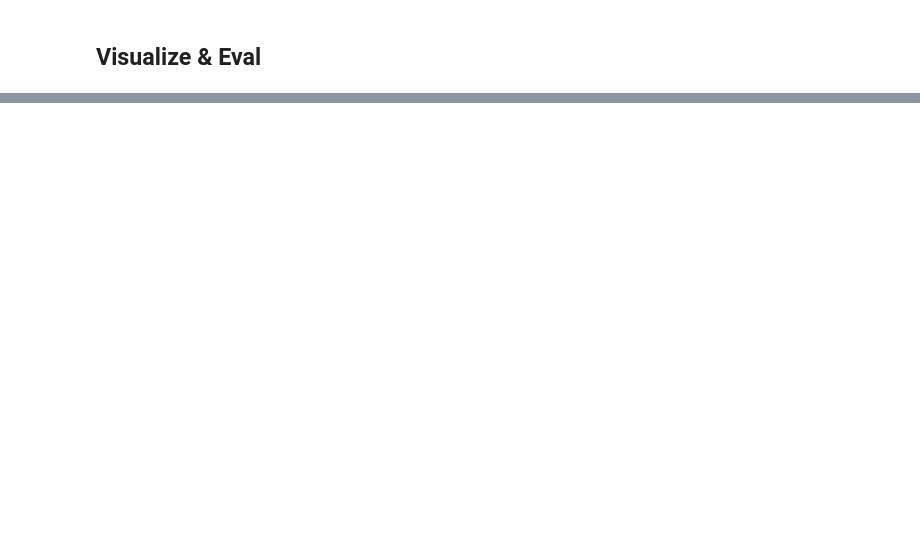
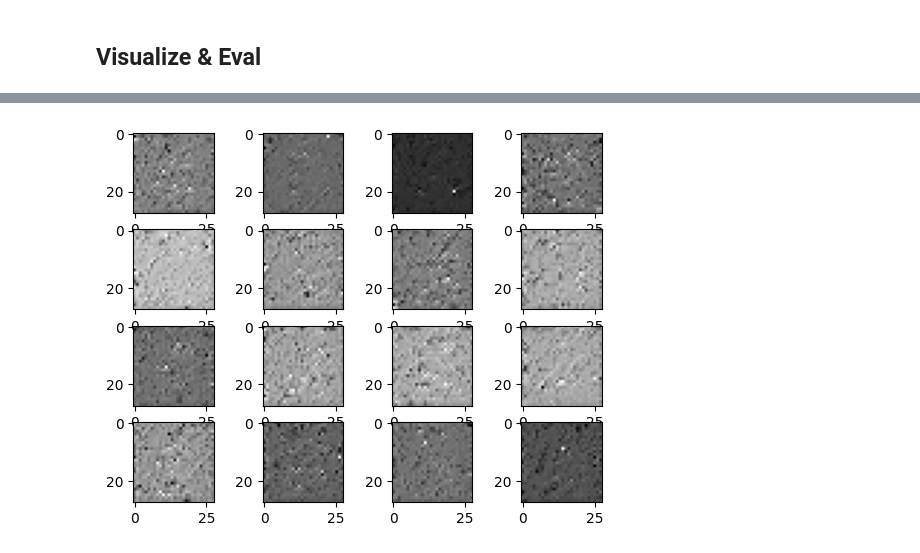
Before and after one commit to xingjian-bai/DEQ_Diffusion, a Jupyter notebook: src/train_fasion_mnist_DEQ_baseline.ipynb, the cells around one changed output, grey strips where cells are left out. Saved outputs shown, nothing was run; the diff lists cells and outputs as text; code cells hidden in the pictures; blank space fills up the shorter version.

```diff
--- a/src/train_fasion_mnist_DEQ_baseline.ipynb
+++ b/src/train_fasion_mnist_DEQ_baseline.ipynb
@@ -193,0 +184,4 @@ plt.show()
+# %%
+visualize(model, CosineScheduler(), gif_num = 0, side_num = 4, name_prefix = "DEQ_anderson_again")
+# %% [output]
+[figure, added]
```
Also changed, not shown: parts of 11 cells of this notebook, 30 other files.
